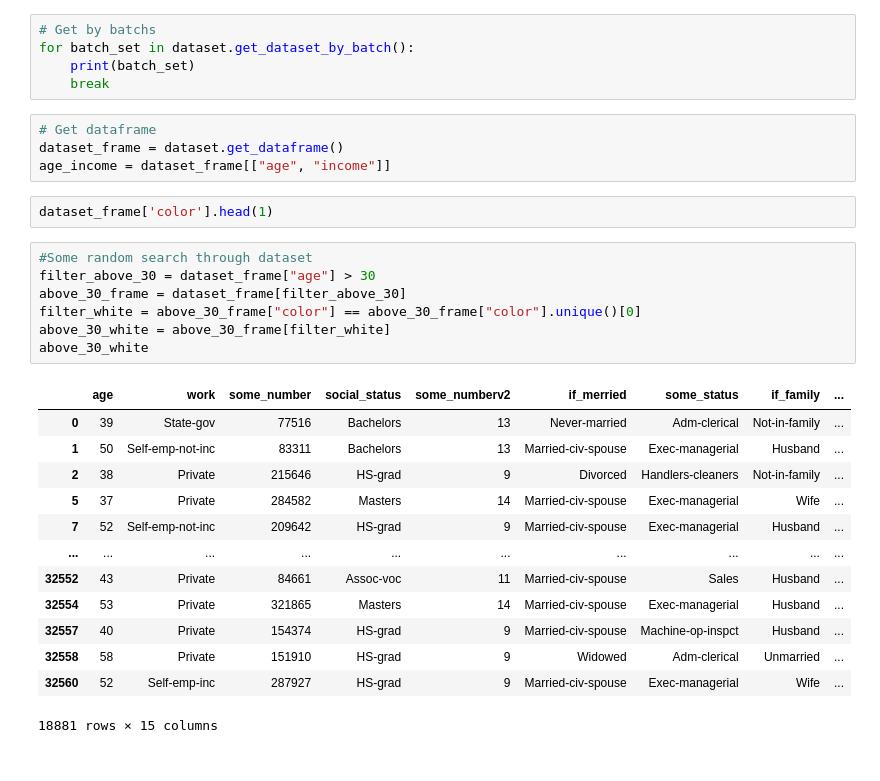
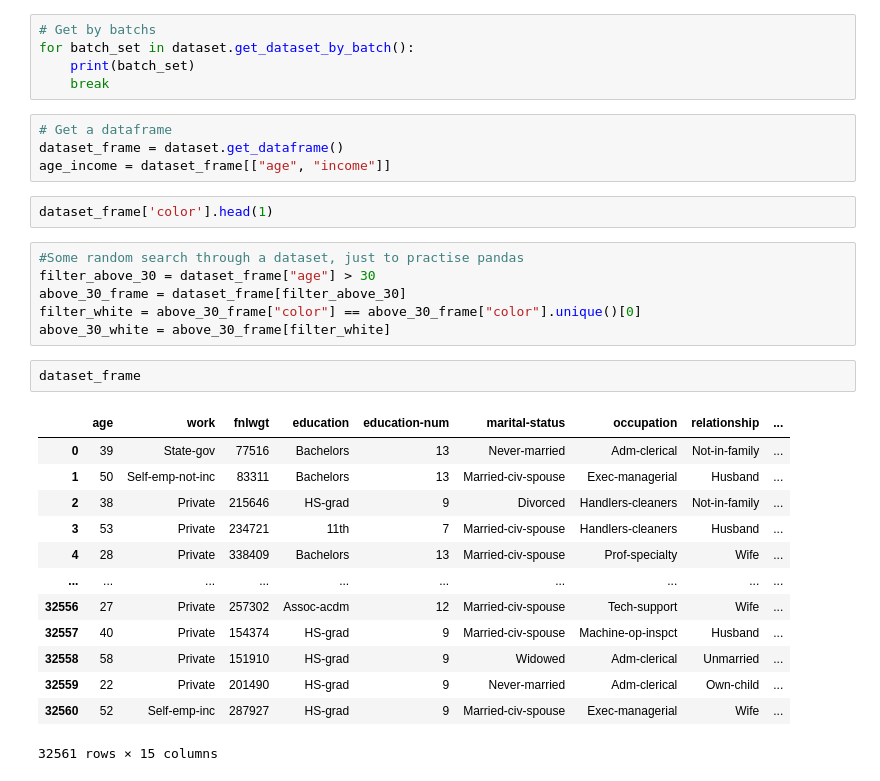
Before and after one commit to Parodix007/MLFirstSteps, a Jupyter notebook: WorkingOnAdultDataSet.ipynb, the cells around one changed output. Cells and saved outputs as stored; diff of their text form.

Commit message:
Practise

```diff
--- a/WorkingOnAdultDataSet.ipynb
+++ b/WorkingOnAdultDataSet.ipynb
@@ -33,29 +33,30 @@ for batch_set in dataset.get_dataset_by_batch():
     print(batch_set)
     break
 # %%
-# Get dataframe
+# Get a dataframe
 dataset_frame = dataset.get_dataframe()
 age_income = dataset_frame[["age", "income"]]
 # %%
 dataset_frame['color'].head(1)
 # %%
-#Some random search through dataset
+#Some random search through a dataset, just to practise pandas
 filter_above_30 = dataset_frame["age"] > 30
 above_30_frame = dataset_frame[filter_above_30]
 filter_white = above_30_frame["color"] == above_30_frame["color"].unique()[0]
 above_30_white = above_30_frame[filter_white]
-above_30_white
-# %% [output]
-|  | age | work | some_number | social_status | some_numberv2 | if_merried | some_status | if_family | ... |
-| 0 | 39 | State-gov | 77516 | Bachelors | 13 | Never-married | Adm-clerical | Not-in-family | ... |
-| 1 | 50 | Self-emp-not-inc | 83311 | Bachelors | 13 | Married-civ-spouse | Exec-managerial | Husband | ... |
-| 2 | 38 | Private | 215646 | HS-grad | 9 | Divorced | Handlers-cleaners | Not-in-family | ... |
-| 5 | 37 | Private | 284582 | Masters | 14 | Married-civ-spouse | Exec-managerial | Wife | ... |
-| 7 | 52 | Self-emp-not-inc | 209642 | HS-grad | 9 | Married-civ-spouse | Exec-managerial | Husband | ... |
-| ... | ... | ... | ... | ... | ... | ... | ... | ... | ... |
-| 32552 | 43 | Private | 84661 | Assoc-voc | 11 | Married-civ-spouse | Sales | Husband | ... |
-| 32554 | 53 | Private | 321865 | Masters | 14 | Married-civ-spouse | Exec-managerial | Husband | ... |
-| 32557 | 40 | Private | 154374 | HS-grad | 9 | Married-civ-spouse | Machine-op-inspct | Husband | ... |
-| 32558 | 58 | Private | 151910 | HS-grad | 9 | Widowed | Adm-clerical | Unmarried | ... |
-| 32560 | 52 | Self-emp-inc | 287927 | HS-grad | 9 | Married-civ-spouse | Exec-managerial | Wife | ... |
-18881 rows × 15 columns
+# %%
+dataset_frame
+# %% [output]
+|  | age | work | fnlwgt | education | education-num | marital-status | occupation | relationship | ... |
+| 0 | 39 | State-gov | 77516 | Bachelors | 13 | Never-married | Adm-clerical | Not-in-family | ... |
+| 1 | 50 | Self-emp-not-inc | 83311 | Bachelors | 13 | Married-civ-spouse | Exec-managerial | Husband | ... |
+| 2 | 38 | Private | 215646 | HS-grad | 9 | Divorced | Handlers-cleaners | Not-in-family | ... |
+| 3 | 53 | Private | 234721 | 11th | 7 | Married-civ-spouse | Handlers-cleaners | Husband | ... |
+| 4 | 28 | Private | 338409 | Bachelors | 13 | Married-civ-spouse | Prof-specialty | Wife | ... |
+| ... | ... | ... | ... | ... | ... | ... | ... | ... | ... |
+| 32556 | 27 | Private | 257302 | Assoc-acdm | 12 | Married-civ-spouse | Tech-support | Wife | ... |
+| 32557 | 40 | Private | 154374 | HS-grad | 9 | Married-civ-spouse | Machine-op-inspct | Husband | ... |
+| 32558 | 58 | Private | 151910 | HS-grad | 9 | Widowed | Adm-clerical | Unmarried | ... |
+| 32559 | 22 | Private | 201490 | HS-grad | 9 | Never-married | Adm-clerical | Own-child | ... |
+| 32560 | 52 | Self-emp-inc | 287927 | HS-grad | 9 | Married-civ-spouse | Exec-managerial | Wife | ... |
+32561 rows × 15 columns
```
Also changed, not shown: parts of 4 cells of this notebook, 1 other file.
